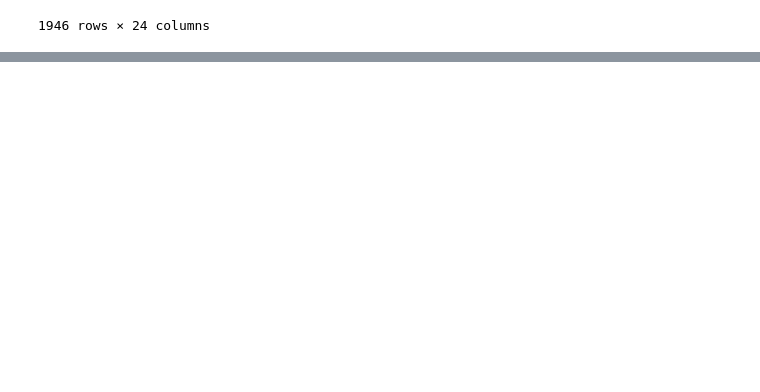
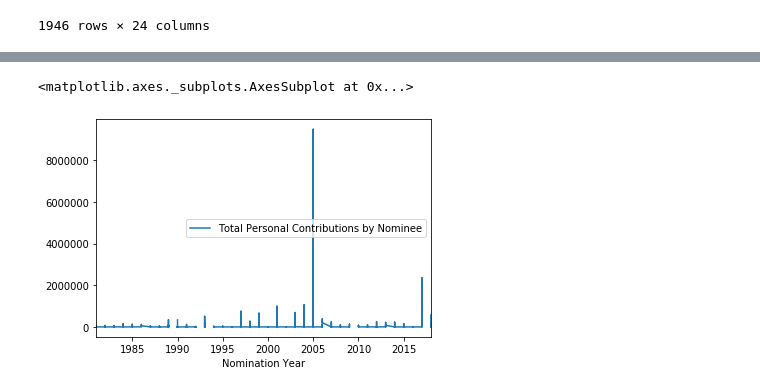
Before and after one commit to whencespence/python, a Jupyter notebook: project/campaign_contributions.ipynb, the cells around one changed output, grey strips where cells are left out. Drawn from its saved outputs; the diff is of its cells as text; code cells hidden in the pictures; blank space fills up the shorter version.

Commit message:
Cleaned data

```diff
--- a/project/campaign_contributions.ipynb
+++ b/project/campaign_contributions.ipynb
@@ -70,5 +47,0 @@ data
-# %%
-# Remove useless columns, then print
-
-data = data.drop(['Career Background', 'Country Experience', 'Regional Experience', 'Doc No'], axis=1)
-data
@@ -95,0 +48,8 @@ TypeError: must be real number, not str
+# %%
+# Clean data, then print
+
+data.columns = data.columns.str.strip().str.replace('.', '') # Remove whitespace, period chars (to later delete useless column)
+data = data.replace(np.NaN, 0) # Replace instances of 0 with NaN
+data = data.drop(['Doc No', 'Career Background', 'Country Experience', 'Regional Experience', 'Language'], axis=1) # Remove useless columns
+
+data
@@ -95,0 +71,7 @@ TypeError: must be real number, not str
+# %%
+# Convert columns from data type object to float64, then print
+
+data['Total Personal Contributions by Nominee'] = pd.to_numeric(data['Total Personal Contributions by Nominee'], errors='coerce')
+data['Bundling Value'] = pd.to_numeric(data['Bundling Value'], errors='coerce')
+
+data
@@ -96,2 +117,5 @@ TypeError: must be real number, not str
 # %%
-data['Total Personal Contributions by Nominee'].value_counts()
+data.plot(y='Total Personal Contributions by Nominee', x='Nomination Year')
+# %% [output]
+<matplotlib.axes._subplots.AxesSubplot at 0x...>
+[figure, added]
```
Also changed, not shown: parts of 9 cells of this notebook.
